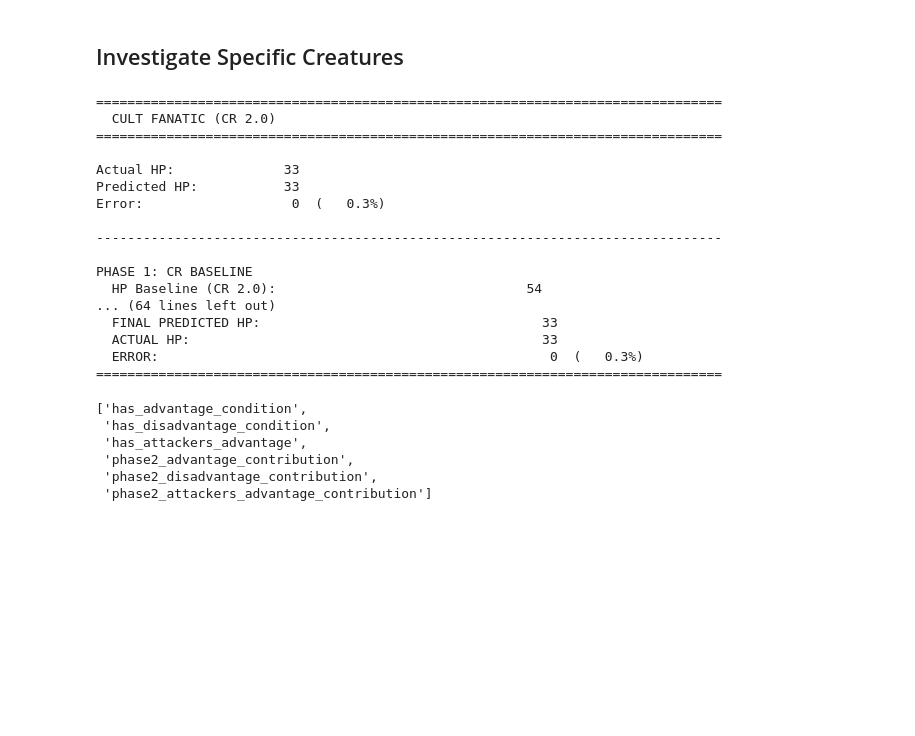
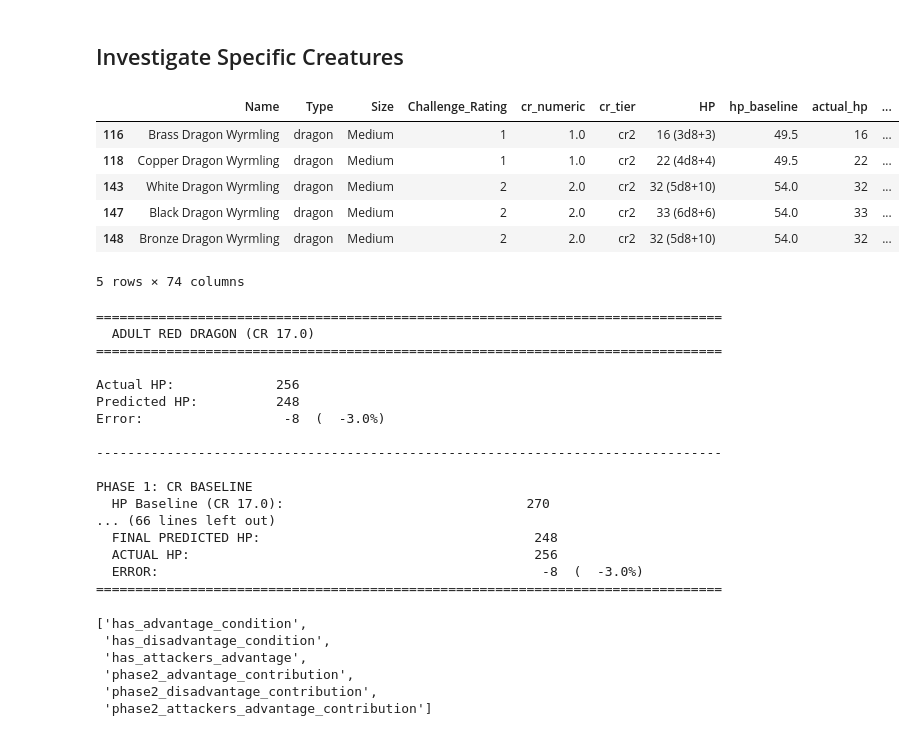
Before and after one commit to conorbarryhoke/matrix_v0, a Jupyter notebook: notebooks/3_model_analysis.ipynb, the cells around one changed output. Cells and saved outputs as stored; diff of their text form; code cells hidden in the pictures; blank space fills up the shorter version.

```diff
--- a/notebooks/3_model_analysis.ipynb
+++ b/notebooks/3_model_analysis.ipynb
@@ -164,27 +164,37 @@ condition_immunity_count     2.104978
                inflicts_stunned  -191.169739
 # %% [markdown]
 ## Investigate Specific Creatures
+# %%
+df[df['Name'].str.contains('Dragon')].head()
+# %% [output]
+|  | Name | Type | Size | Challenge_Rating | cr_numeric | cr_tier | HP | hp_baseline | actual_hp | ... |
+| 116 | Brass Dragon Wyrmling | dragon | Medium | 1 | 1.0 | cr2 | 16 (3d8+3) | 49.5 | 16 | ... |
+| 118 | Copper Dragon Wyrmling | dragon | Medium | 1 | 1.0 | cr2 | 22 (4d8+4) | 49.5 | 22 | ... |
+| 143 | White Dragon Wyrmling | dragon | Medium | 2 | 2.0 | cr2 | 32 (5d8+10) | 54.0 | 32 | ... |
+| 147 | Black Dragon Wyrmling | dragon | Medium | 2 | 2.0 | cr2 | 33 (6d8+6) | 54.0 | 33 | ... |
+| 148 | Bronze Dragon Wyrmling | dragon | Medium | 2 | 2.0 | cr2 | 32 (5d8+10) | 54.0 | 32 | ... |
+5 rows × 74 columns
 # %%
 # Interactive investigation
 # Uncomment and modify to investigate specific creatures:
-investigate_creature('Cult Fanatic', df, contributions_df)
+investigate_creature('Adult Red Dragon', df, contributions_df)
 # %% [output]
 ================================================================================
-  CULT FANATIC (CR 2.0)
+  ADULT RED DRAGON (CR 17.0)
 ================================================================================
 
-Actual HP:              33
-Predicted HP:           33
-Error:                   0  (   0.3%)
+Actual HP:             256
+Predicted HP:          248
+Error:                  -8  (  -3.0%)
 
 --------------------------------------------------------------------------------
 
 PHASE 1: CR BASELINE
-  HP Baseline (CR 2.0):                                54
-... (64 lines left out)
-  FINAL PREDICTED HP:                                    33
-  ACTUAL HP:                                             33
-  ERROR:                                                  0  (   0.3%)
+  HP Baseline (CR 17.0):                               270
+... (66 lines left out)
+  FINAL PREDICTED HP:                                   248
+  ACTUAL HP:                                            256
+  ERROR:                                                 -8  (  -3.0%)
 ================================================================================
 # %%
 [c for c in contributions_df.columns if 'advant' in c]
```
Also changed, not shown: 6 other files.
